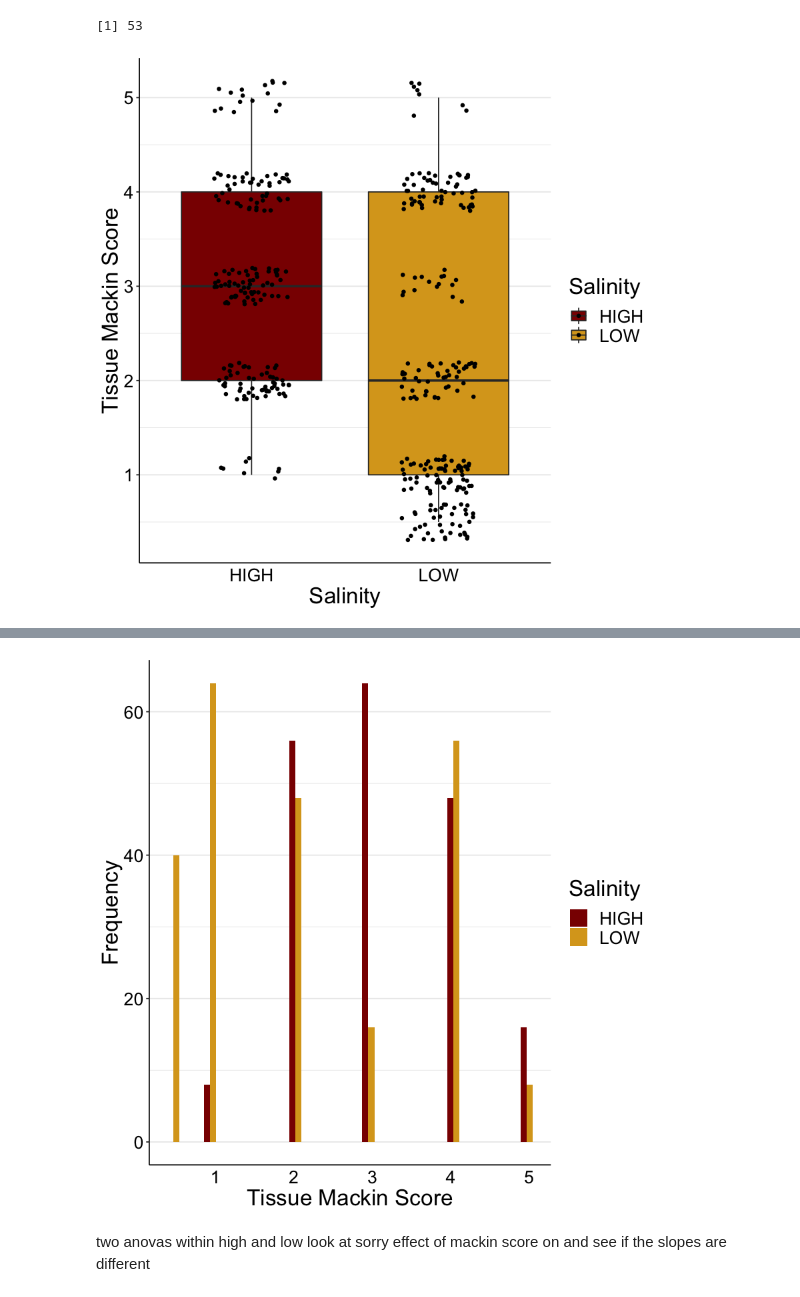
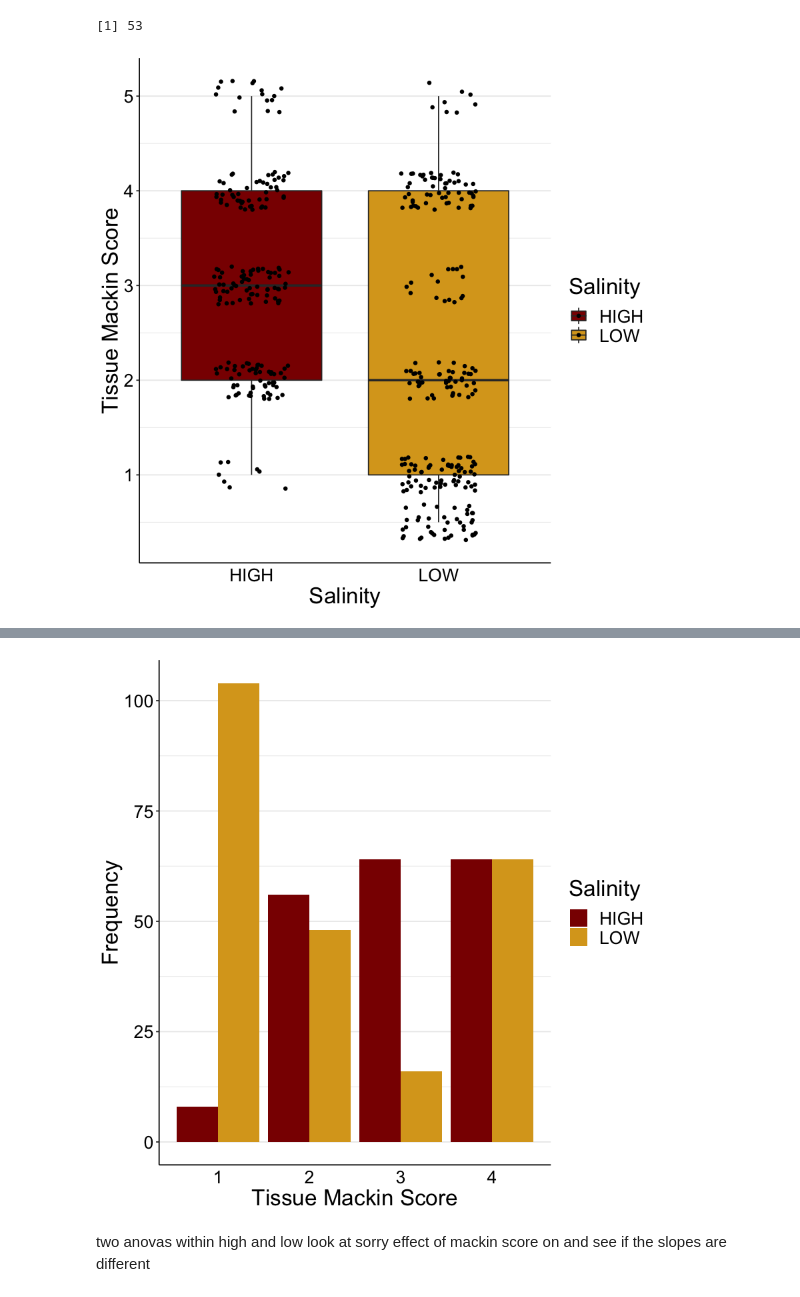
Before and after one commit to sagw/DE2019, a Jupyter notebook: Shed2019.ipynb, the cells around one changed output, grey strips where cells are left out. Drawn from its saved outputs; the diff is of its cells as text; code cells hidden in the pictures.

```diff
--- a/Shed2019.ipynb
+++ b/Shed2019.ipynb
@@ -68,3 +68,6 @@ head(oysters)
+# %%
+#combine 0.5 and 1 and 4 and 5
+oysters$Tissue_sim=ifelse(oysters$TISSUE==0.5, 1.0, ifelse(oysters$TISSUE==5, 4.0, oysters$TISSUE))
 # %%
 all=merge(cells,oysters, by="ID")
 # %%
@@ -92,5 +85,8 @@ head(all)
 # %% [markdown]
 ## Influence of salinity on mackin score of tissue (for all oysters with mackin score)
+# %%
+#combine 0.5 and 1 and 4 and 5
+all$Tissue_sim=ifelse(all$TISSUE==0.5, 1.0, ifelse(all$TISSUE==5, 4.0, all$TISSUE))
 # %%
 #remove oysters without a mackin score
 mackin=all[!is.na(all$TISSUE),]
@@ -125,11 +121,11 @@ theme_bw()+
           text = element_text(size=20))+
 ylab("Tissue Mackin Score")
 # %% [output]
-[figure, old version]
+[figure, new version]
 # %%
 #plot a histogram
-ggplot(mackin, aes(x=TISSUE, fill=Salinity)) +
-  geom_histogram(position="dodge")+
+ggplot(mackin, aes(x=Tissue_sim, fill=Salinity)) +
+  geom_histogram(position="dodge", stat="count")+
 scale_fill_manual(values=c("darkred", "goldenrod"))+
 theme_bw()+
  theme(legend.position="right", panel.border = element_blank(),
@@ -144,4 +141,4 @@ ylab("Frequency")+xlab("Tissue Mackin Score")
-[figure, old version]
+[figure, new version]
 # %% [markdown]
 two anovas within high and low look at sorry effect of mackin score on and see if the slopes are different
 # %%
```
Also changed, not shown: parts of 50 cells of this notebook.
